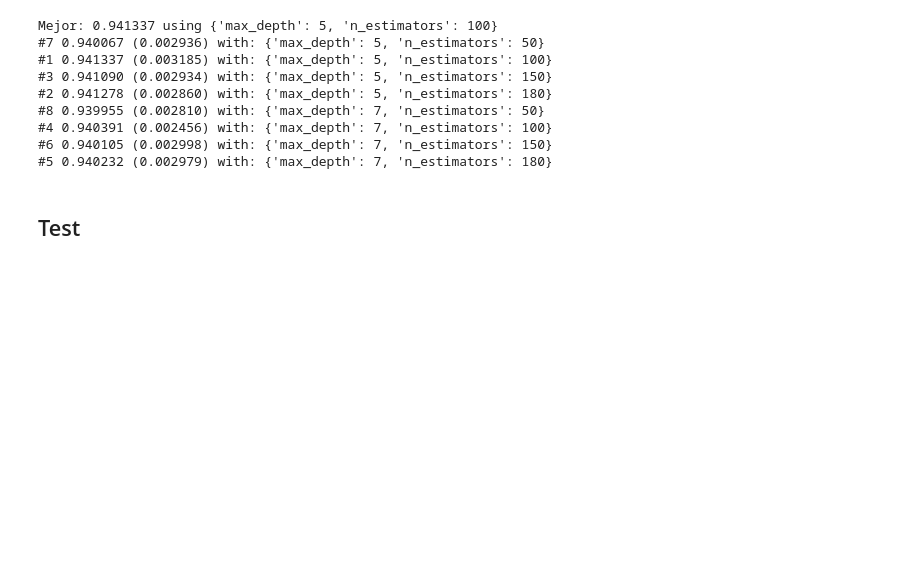
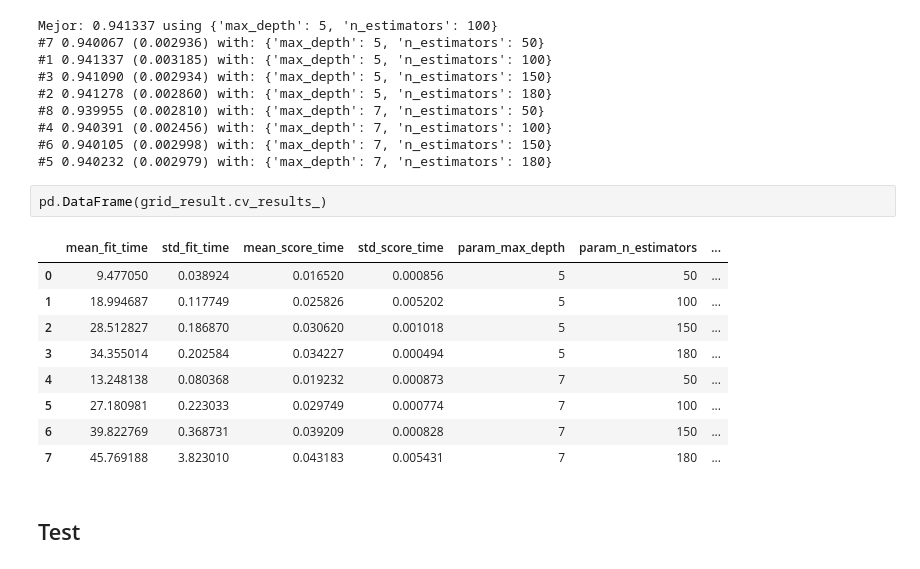
Before and after one commit to uumami/workshop_riskmathics, a Jupyter notebook: proyecto_default.ipynb, the cells around one changed output. Saved outputs shown, nothing was run; the diff lists cells and outputs as text; blank space fills up the shorter version.

```diff
--- a/proyecto_default.ipynb
+++ b/proyecto_default.ipynb
@@ -1053,6 +1053,18 @@ Mejor: 0.941337 using {'max_depth': 5, 'n_estimators': 100}
 #4 0.940391 (0.002456) with: {'max_depth': 7, 'n_estimators': 100}
 #6 0.940105 (0.002998) with: {'max_depth': 7, 'n_estimators': 150}
 #5 0.940232 (0.002979) with: {'max_depth': 7, 'n_estimators': 180}
+# %%
+pd.DataFrame(grid_result.cv_results_)
+# %% [output]
+|  | mean_fit_time | std_fit_time | mean_score_time | std_score_time | param_max_depth | param_n_estimators | ... |
+| 0 | 9.477050 | 0.038924 | 0.016520 | 0.000856 | 5 | 50 | ... |
+| 1 | 18.994687 | 0.117749 | 0.025826 | 0.005202 | 5 | 100 | ... |
+| 2 | 28.512827 | 0.186870 | 0.030620 | 0.001018 | 5 | 150 | ... |
+| 3 | 34.355014 | 0.202584 | 0.034227 | 0.000494 | 5 | 180 | ... |
+| 4 | 13.248138 | 0.080368 | 0.019232 | 0.000873 | 7 | 50 | ... |
+| 5 | 27.180981 | 0.223033 | 0.029749 | 0.000774 | 7 | 100 | ... |
+| 6 | 39.822769 | 0.368731 | 0.039209 | 0.000828 | 7 | 150 | ... |
+| 7 | 45.769188 | 3.823010 | 0.043183 | 0.005431 | 7 | 180 | ... |
 # %% [markdown]
 ## Test
 # %%
```
Also changed, not shown: parts of 1 cell of this notebook.
